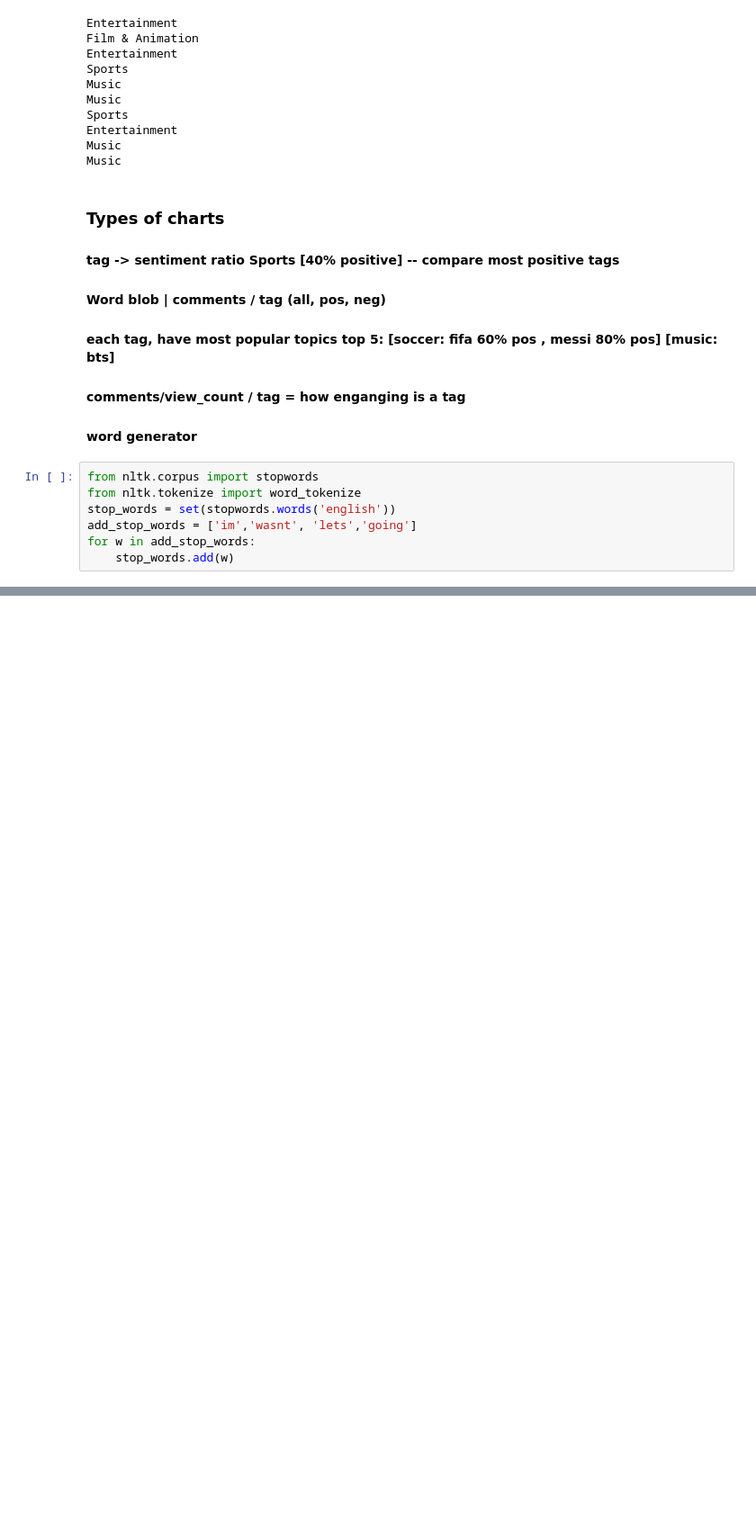
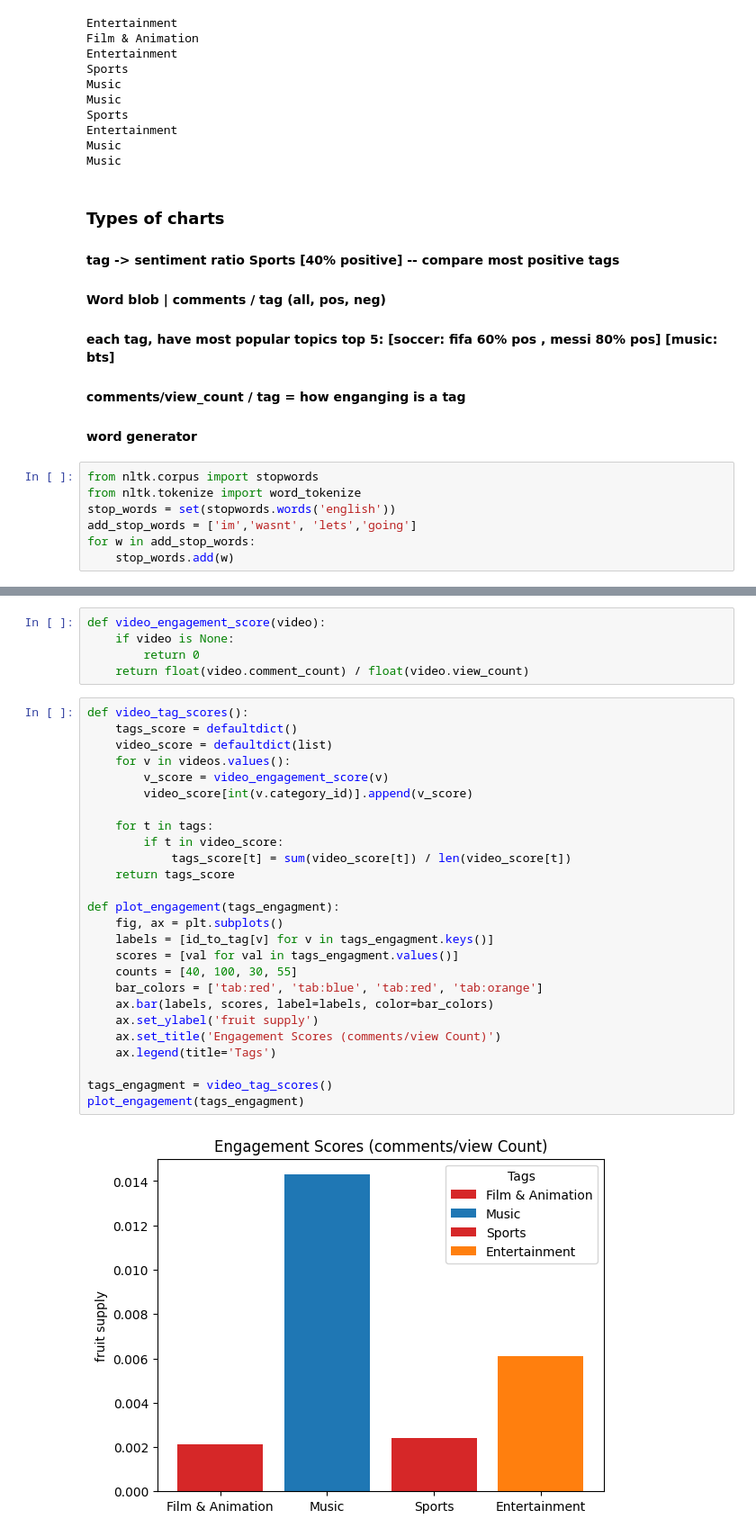
Before and after one commit to cdwangco/SentimentAnalysisProject, a Jupyter notebook: main.ipynb, the cells around one changed output, grey strips where cells are left out. Shown at 90% size. Cells and saved outputs as stored; diff of their text form; blank space fills up the shorter version.

Commit message:
engagement

```diff
--- a/main.ipynb
+++ b/main.ipynb
@@ -135,2 +141,35 @@ plt.show()
 # %% [output]
 [figure]
+# %%
+def video_engagement_score(video):
+    if video is None:
+        return 0
+    return float(video.comment_count) / float(video.view_count)
+# %%
+def video_tag_scores():
+    tags_score = defaultdict()
+    video_score = defaultdict(list)
+    for v in videos.values():
+        v_score = video_engagement_score(v)
+        video_score[int(v.category_id)].append(v_score)
+
+    for t in tags:
+        if t in video_score:
+            tags_score[t] = sum(video_score[t]) / len(video_score[t])
+    return tags_score
+
+def plot_engagement(tags_engagment):
+    fig, ax = plt.subplots()
+    labels = [id_to_tag[v] for v in tags_engagment.keys()]
+    scores = [val for val in tags_engagment.values()]
+    counts = [40, 100, 30, 55]
+    bar_colors = ['tab:red', 'tab:blue', 'tab:red', 'tab:orange']
+    ax.bar(labels, scores, label=labels, color=bar_colors)
+    ax.set_ylabel('fruit supply')
+    ax.set_title('Engagement Scores (comments/view Count)')
+    ax.legend(title='Tags')
+
+tags_engagment = video_tag_scores()
+plot_engagement(tags_engagment)
+# %% [output]
+[figure, added]
```
Also changed, not shown: parts of 6 cells of this notebook, 1 other file.
